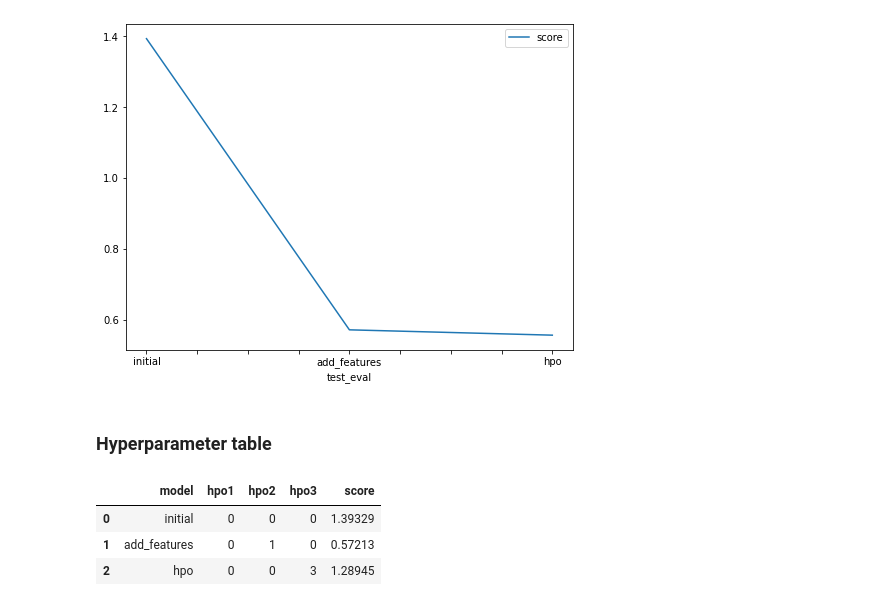
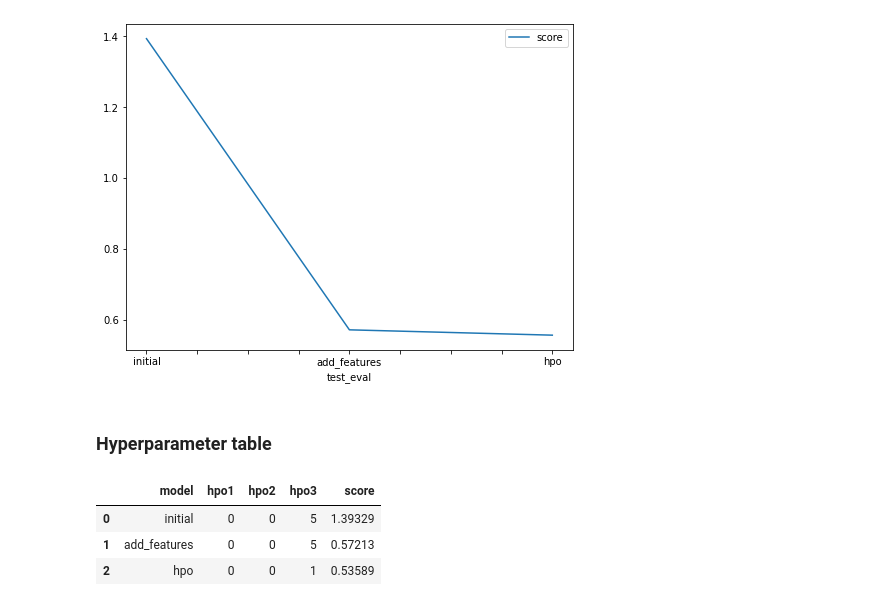
Before and after one commit to iampeterndumba/Bike_Sharing_Demand, a Jupyter notebook: cd0385-project-starter-main/project/project-template.ipynb, the cells around one changed output. Saved outputs shown, nothing was run; the diff lists cells and outputs as text; code cells hidden in the pictures.

```diff
--- a/cd0385-project-starter-main/project/project-template.ipynb
+++ b/cd0385-project-starter-main/project/project-template.ipynb
@@ -796,16 +797,25 @@ fig.savefig('model_test_score.png')
 ### Hyperparameter table
 # %%
 # The 3 hyperparameters we tuned with the kaggle score as the result
+
+#This is how I am approaching this problem
+#in th first model I didnot use any hyperparameter tuning so the value will be 0 for both initial and add_features models
+
+#the last model I used num_trials=5
+#num_stakc_levels=1
+#nun_bag_folds=5
+#And I have populated the table as above explained.
+#If my approach is wrong ,kindly advise me correctly
 
 pd.DataFrame({
     "model": ["initial", "add_features", "hpo"],
     "hpo1": [0, 0,0],
-    "hpo2": [0, 1,0],
-    "hpo3": [0, 0, 3],
-    "score": [ 1.39329, 0.57213,1.28945 ]
+    "hpo2": [0, 0,0],
+    "hpo3": [5, 5, 1],
+    "score": [ 1.39329, 0.57213, 0.53589 ]
 })
 # %% [output]
 |  | model | hpo1 | hpo2 | hpo3 | score |
-| 0 | initial | 0 | 0 | 0 | 1.39329 |
-| 1 | add_features | 0 | 1 | 0 | 0.57213 |
-| 2 | hpo | 0 | 0 | 3 | 1.28945 |
+| 0 | initial | 0 | 0 | 5 | 1.39329 |
+| 1 | add_features | 0 | 0 | 5 | 0.57213 |
+| 2 | hpo | 0 | 0 | 1 | 0.53589 |
```
Also changed, not shown: parts of 4 cells of this notebook, 1 other file.
